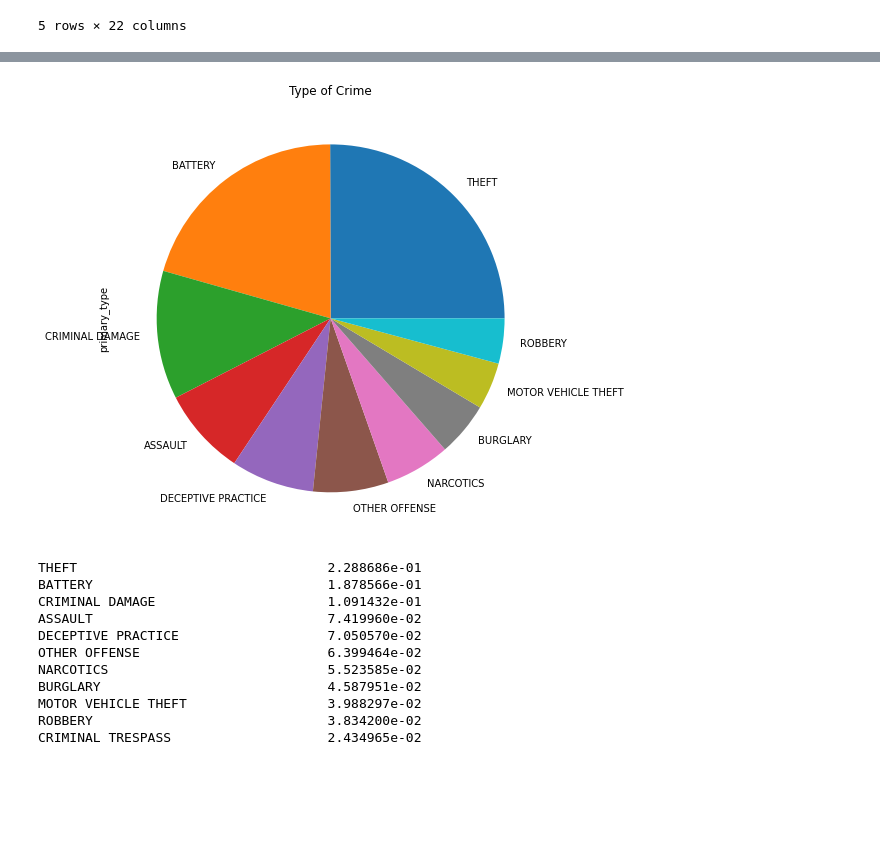
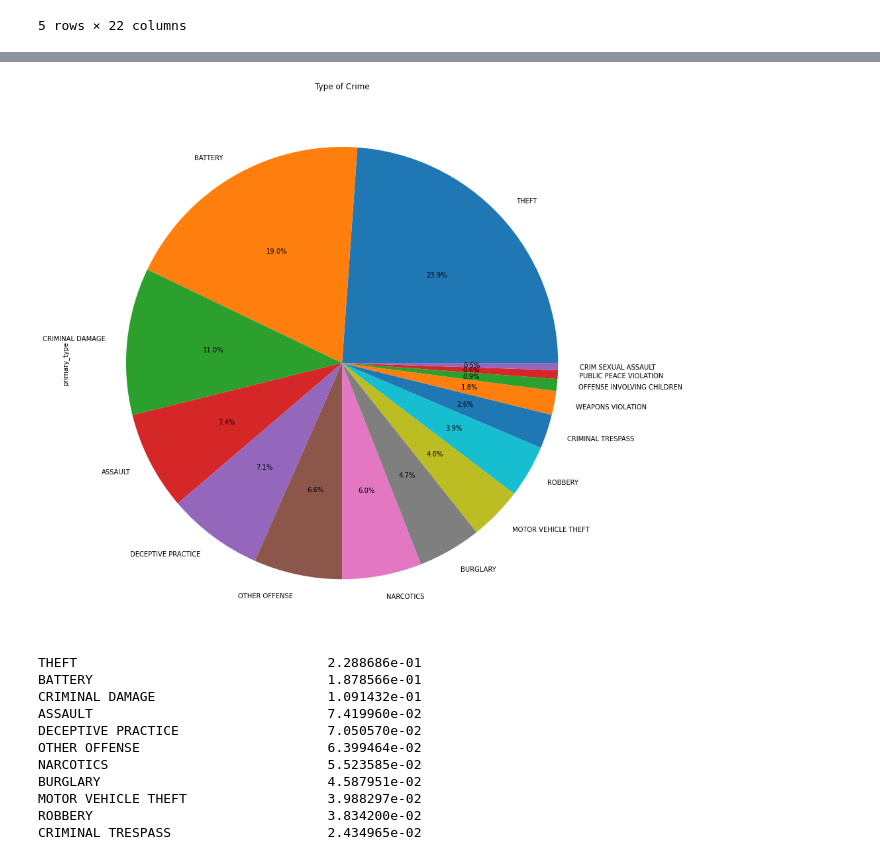
Before and after one commit to annivas/annivas.github.io, a Jupyter notebook: CMSC320 Final Project.ipynb, the cells around one changed output, grey strips where cells are left out. Drawn from its saved outputs; the diff is of its cells as text; code cells hidden in the pictures; blank space fills up the shorter version.

```diff
--- a/CMSC320 Final Project.ipynb
+++ b/CMSC320 Final Project.ipynb
@@ -70,7 +60,7 @@ token = 'Lkysyak9elTtcNXRVmfsj9YLX'
 
 client = Socrata(domain, token)
 
-results = client.get(dataset_id, where="date >= '2015-01-01' and date <= '2020-12-12'", limit=2000000)
+results = client.get(dataset_id, where="date >= '2015-01-01' and date < '2020-01-01'", limit=2000000)
 crime_table = pd.DataFrame.from_dict(results)
 crime_table
 # %% [output]
@@ -146,8 +157,8 @@ mean_type = crime_table['primary_type'].value_counts(normalize=True)
 # %%
-crime_table['primary_type'].value_counts()[0:10].plot(kind='pie', figsize=(8, 8), title="Type of Crime")
+crime_table['primary_type'].value_counts()[0:15].plot(kind='pie', figsize=(15, 15), title="Type of Crime", autopct='%1.1f%%')
 plt.show()
 # %% [output]
-[figure, old version]
+[figure, new version]
 # %%
 crime_table['primary_type'].value_counts(normalize=True)
 # %% [output]
```
Also changed, not shown: parts of 16 cells of this notebook, 9 other files.
